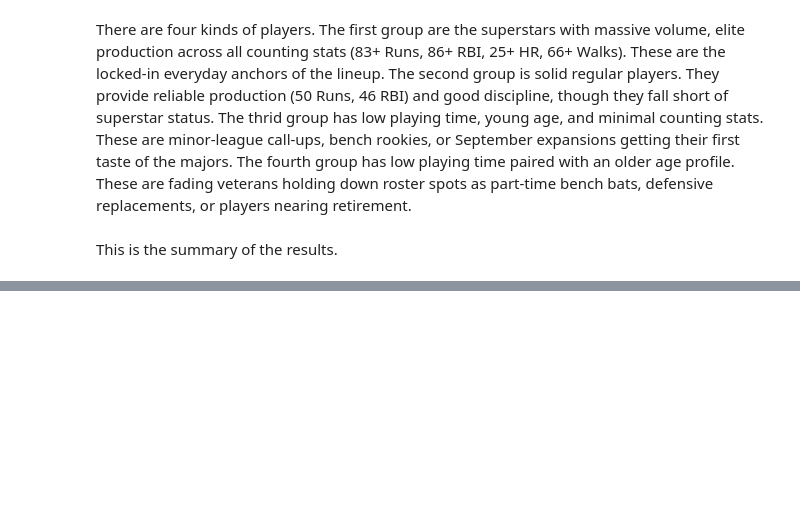
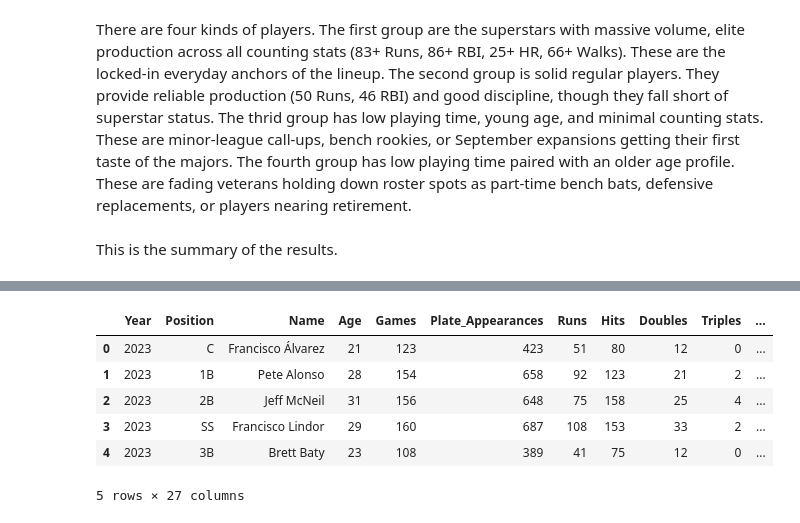
Before and after one commit to DavidRaet/CMPU250-VibeCoders-Project, a Jupyter notebook: eda/Vibe_Coders_Project.ipynb, the cells around one changed output, grey strips where cells are left out. Cells and saved outputs as stored; diff of their text form; code cells hidden in the pictures; blank space fills up the shorter version.

```diff
--- a/eda/Vibe_Coders_Project.ipynb
+++ b/eda/Vibe_Coders_Project.ipynb
@@ -652,0 +680,12 @@ Passing `palette` without assigning `hue` is deprecated and will be removed in v
+# %%
+df_clean['Walk_Rate'] = df_clean['Base_On_Balls'] / df_clean['Plate_Appearances']
+df_clean['Strikeout_Rate'] = df_clean['Strikeouts'] / df_clean['Plate_Appearances']
+df_clean.head()
+# %% [output]
+|  | Year | Position | Name | Age | Games | Plate_Appearances | Runs | Hits | Doubles | Triples | ... |
+| 0 | 2023 | C | Francisco Álvarez | 21 | 123 | 423 | 51 | 80 | 12 | 0 | ... |
+| 1 | 2023 | 1B | Pete Alonso | 28 | 154 | 658 | 92 | 123 | 21 | 2 | ... |
+| 2 | 2023 | 2B | Jeff McNeil | 31 | 156 | 648 | 75 | 158 | 25 | 4 | ... |
+| 3 | 2023 | SS | Francisco Lindor | 29 | 160 | 687 | 108 | 153 | 33 | 2 | ... |
+| 4 | 2023 | 3B | Brett Baty | 23 | 108 | 389 | 41 | 75 | 12 | 0 | ... |
+5 rows × 27 columns
```
Also changed, not shown: parts of 13 cells of this notebook.
